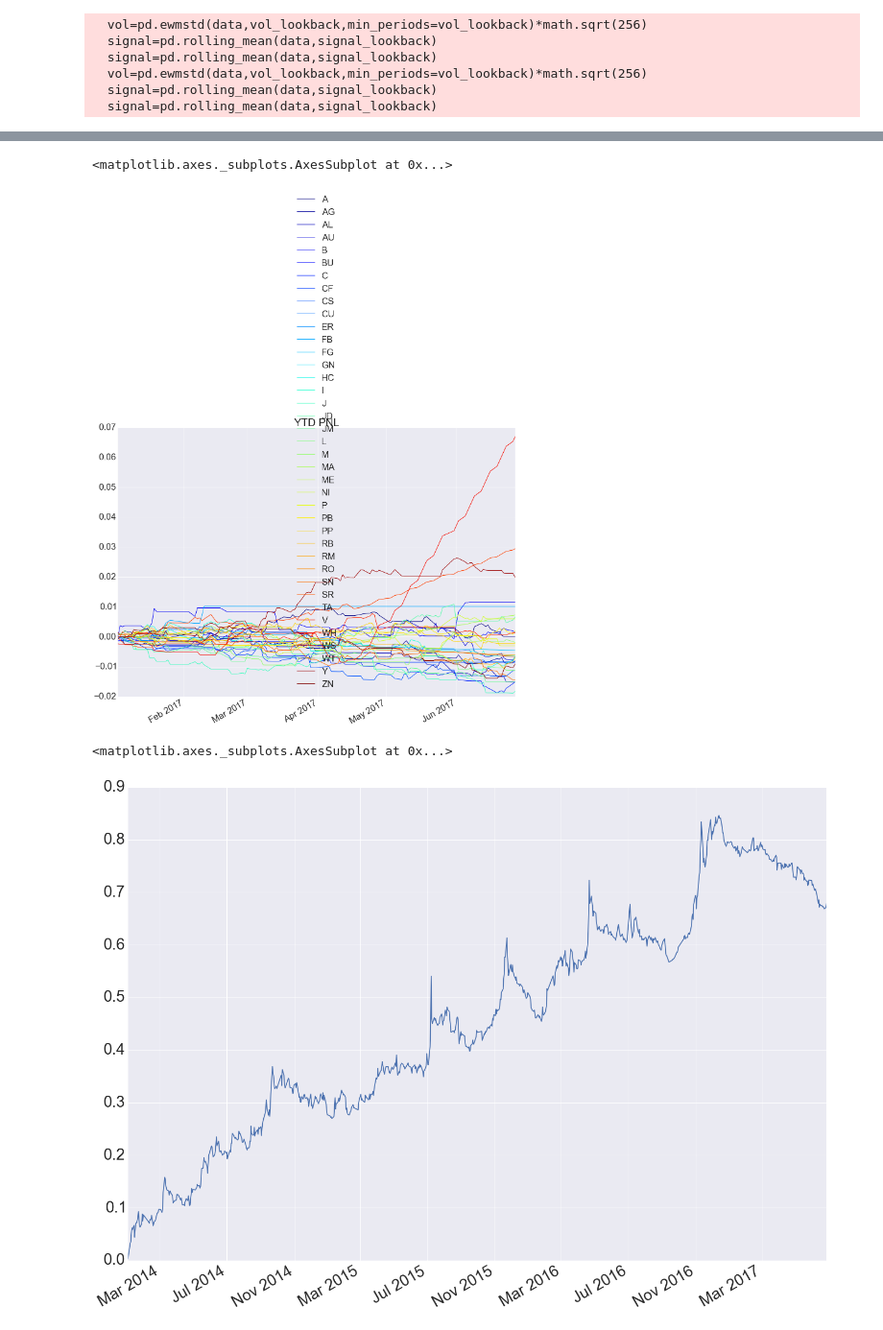
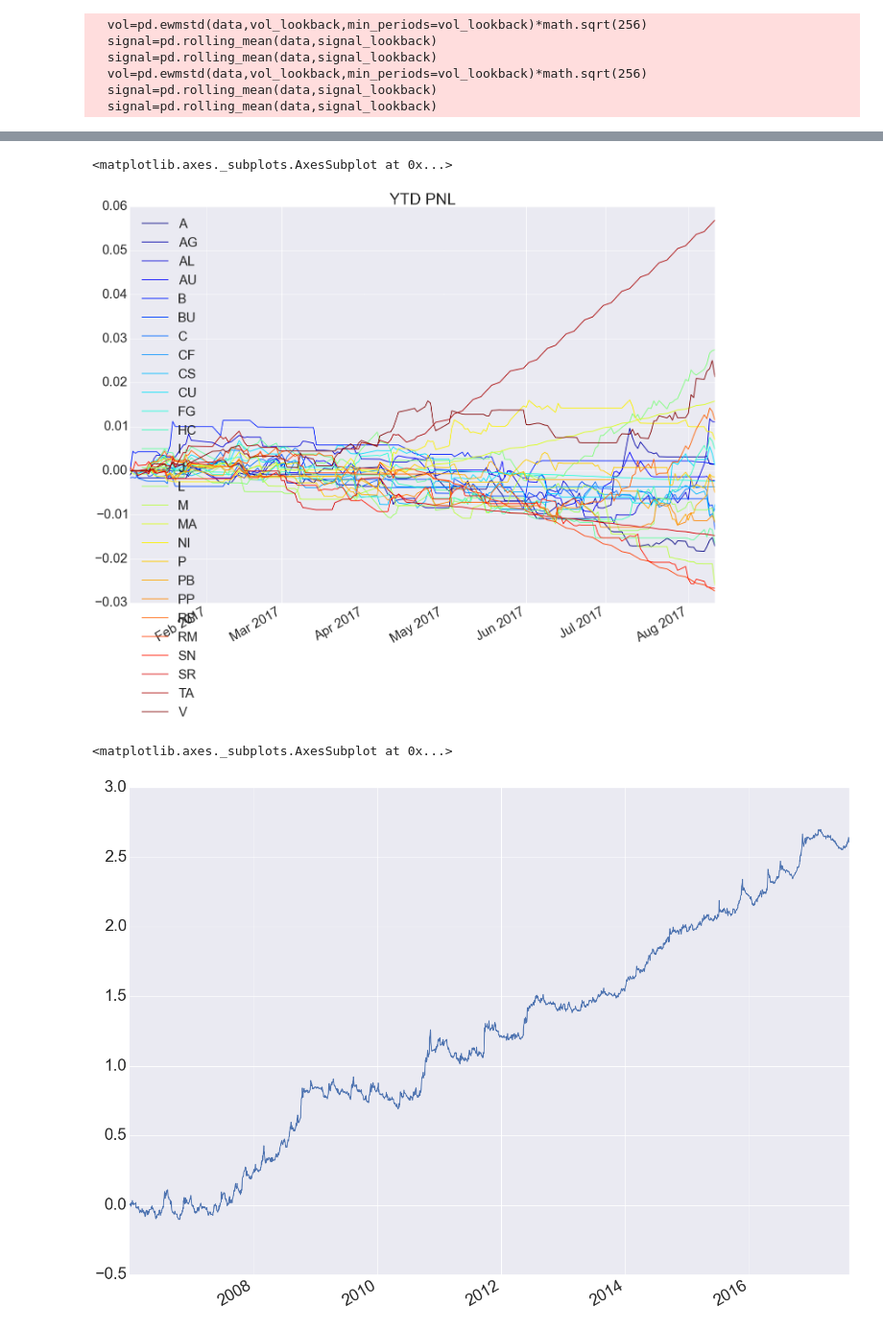
Before and after one commit to mrefermat/Project_C, a Jupyter notebook: Email to be sent out with charts.ipynb, the cells around one changed output, grey strips where cells are left out. Shown at 96% size. Drawn from its saved outputs; the diff is of its cells as text; code cells hidden in the pictures.

```diff
--- a/Email to be sent out with charts.ipynb
+++ b/Email to be sent out with charts.ipynb
@@ -31,5 +105,5 @@ for m in mkts:
 # %%
-lots=calc_positions_two_lookbacks(10,40,mkts,df,FundAUM).dropna(how='all')
+lots=calc_positions_two_lookbacks(10,80,mkts,df,FundAUM).dropna(how='all')
 # %% [output]
   vol=pd.ewmstd(data,vol_lookback,min_periods=vol_lookback)*math.sqrt(256)
   signal=pd.rolling_mean(data,signal_lookback)
@@ -54,12 +128,12 @@ PNL = calc_pnl_position_wc(lots,df,curr_px)
 (PNL['2017':].dropna(how='all').ffill()/FundAUM).cumsum().plot(colormap='jet',title='YTD PNL')
 # %% [output]
 <matplotlib.axes._subplots.AxesSubplot at 0x...>
-[figure, old version]
+[figure, new version]
 # %%
-(PNL['2014':].sum(axis=1)/FundAUM).cumsum().plot()
+(PNL.sum(axis=1)/FundAUM)['2006':].cumsum().plot()
 # %% [output]
 <matplotlib.axes._subplots.AxesSubplot at 0x...>
-[figure, old version]
+[figure, new version]
 # %%
 calc_Sharpe((PNL['2014':].sum(axis=1)/FundAUM))
 # %% [output]
```
Also changed, not shown: parts of 31 cells of this notebook, 7 other files.
